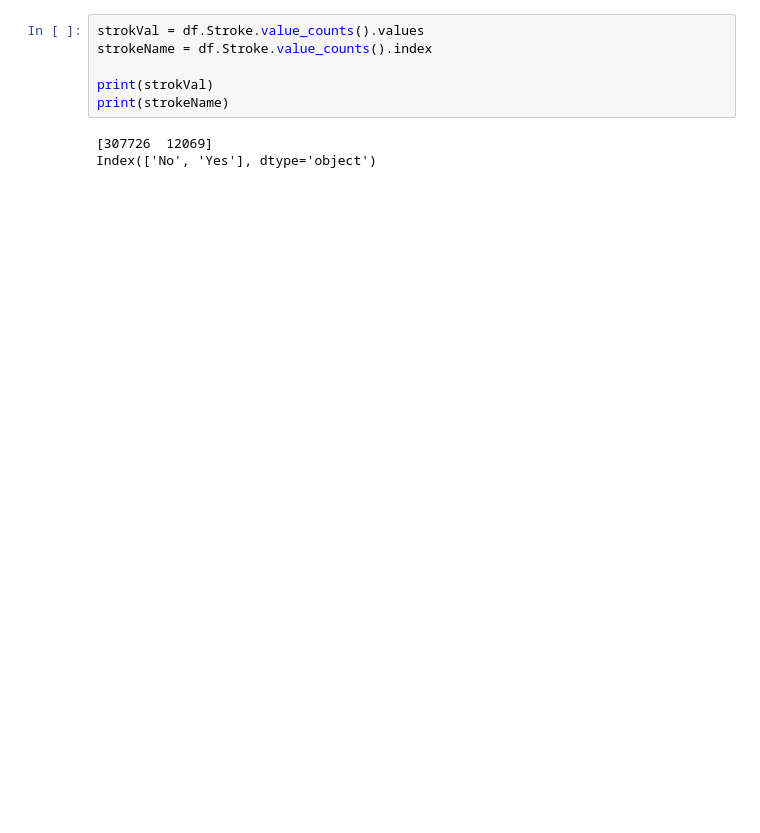
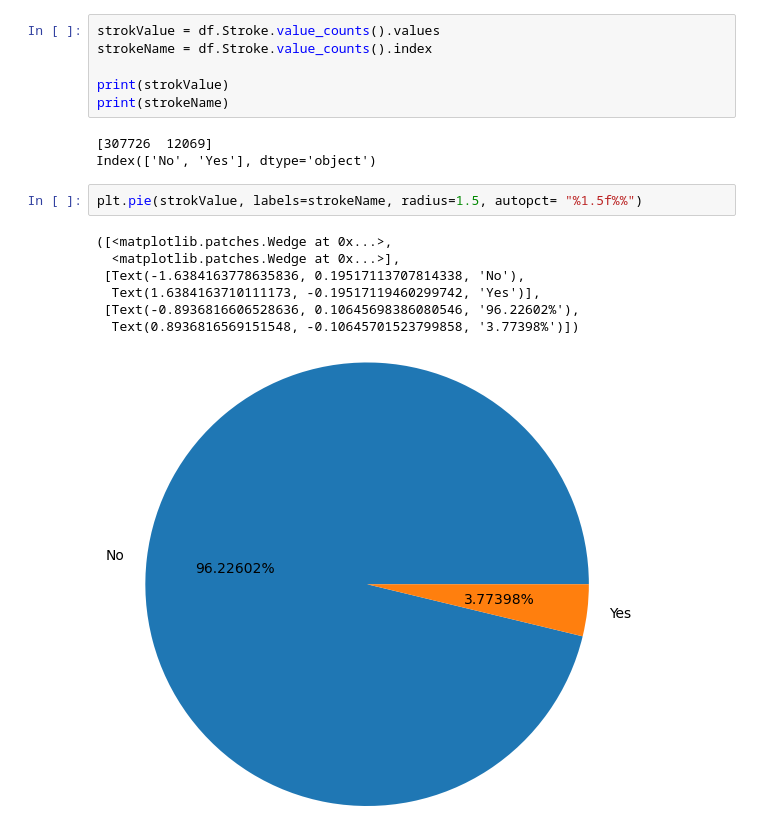
Before and after one commit to tanvirulislam912/Data-Science-Machine-Learning-, a Jupyter notebook: project 1/Heart Failure Dataset.ipynb, the cells around one changed output. Saved outputs shown, nothing was run; the diff lists cells and outputs as text; blank space fills up the shorter version.

```diff
--- a/project 1/Heart Failure Dataset.ipynb
+++ b/project 1/Heart Failure Dataset.ipynb
@@ -244,11 +246,21 @@ Index(['White', 'Hispanic', 'Black', 'Other', 'Asian',
        'American Indian/Alaskan Native'],
       dtype='object')
 # %%
-strokVal = df.Stroke.value_counts().values
+strokValue = df.Stroke.value_counts().values
 strokeName = df.Stroke.value_counts().index
 
-print(strokVal)
+print(strokValue)
 print(strokeName)
 # %% [output]
 [307726  12069]
 Index(['No', 'Yes'], dtype='object')
+# %%
+plt.pie(strokValue, labels=strokeName, radius=1.5, autopct= "%1.5f%%")
+# %% [output]
+([<matplotlib.patches.Wedge at 0x...>,
+  <matplotlib.patches.Wedge at 0x...>],
+ [Text(-1.6384163778635836, 0.19517113707814338, 'No'),
+  Text(1.6384163710111173, -0.19517119460299742, 'Yes')],
+ [Text(-0.8936816606528636, 0.10645698386080546, '96.22602%'),
+  Text(0.8936816569151548, -0.10645701523799858, '3.77398%')])
+[figure, added]
```
Also changed, not shown: parts of 109 cells of this notebook.
